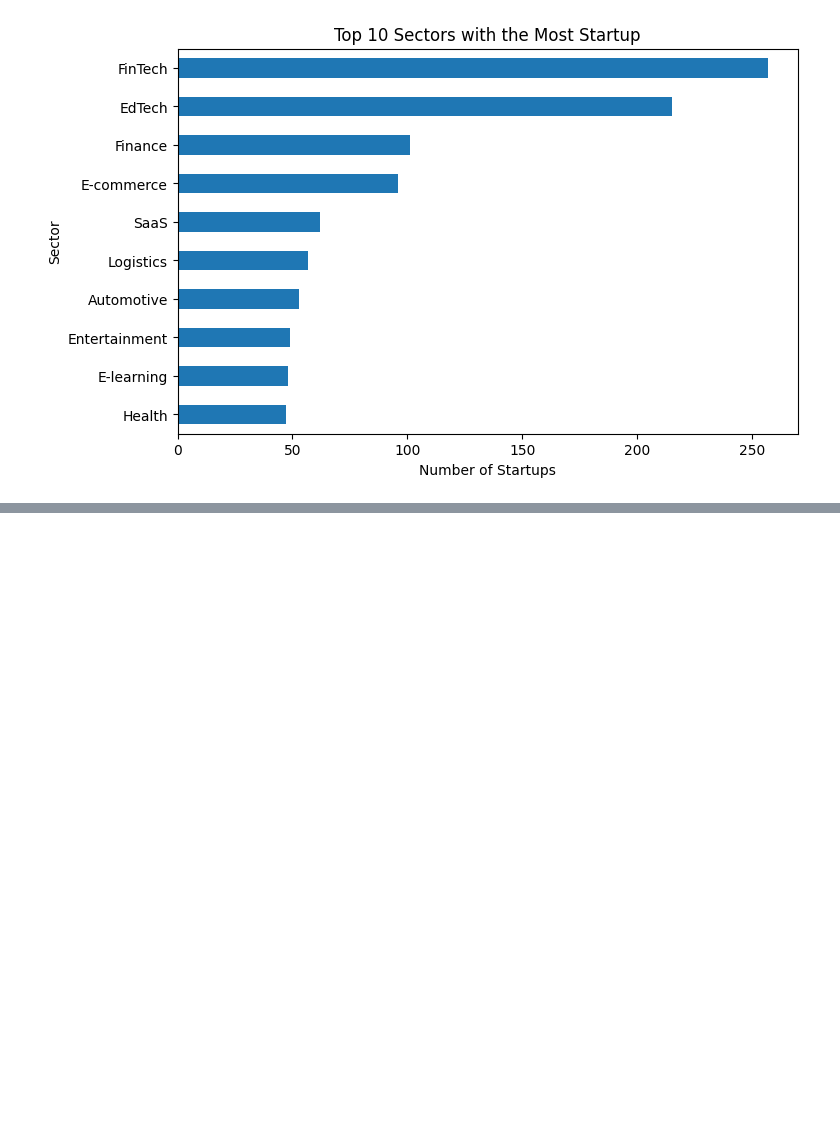
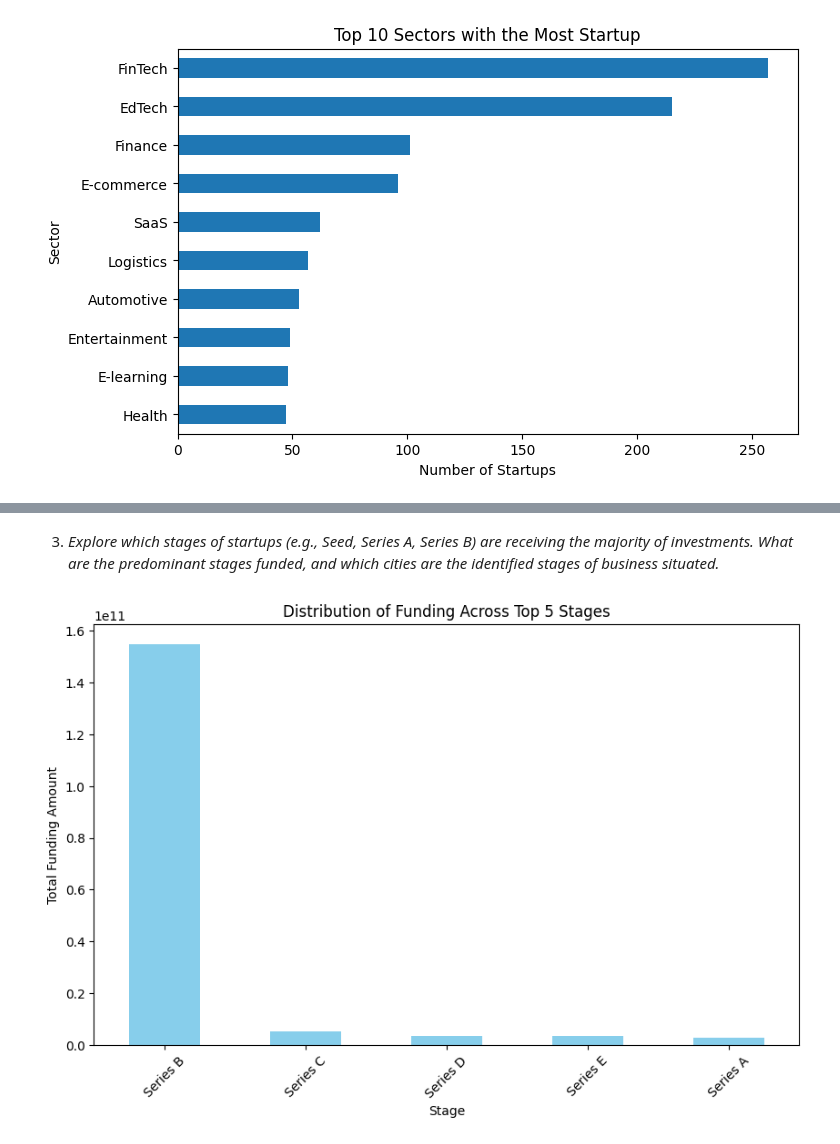
Before and after one commit to lizjelimo/LP1-2, a Jupyter notebook: notebooks/main.ipynb, the cells around one changed output, grey strips where cells are left out. Cells and saved outputs as stored; diff of their text form; code cells hidden in the pictures; blank space fills up the shorter version.

```diff
--- a/notebooks/main.ipynb
+++ b/notebooks/main.ipynb
@@ -738,0 +842,19 @@ plt.ylim(-10,80000000);
+# %% [markdown]
+3. *Explore which stages of startups (e.g., Seed, Series A, Series B) are receiving the majority of investments. What are the predominant stages funded, and which cities are the identified stages of business situated.*
+# %%
+# Group data by stage and calculate the sum of funding amount for each stage
+stage_funding = merged_data.groupby('Stage')['Amount'].sum()
+
+# Select the top 5 stages with the highest total funding amounts
+top_5_stages = stage_funding.nlargest(5)
+
+# Plotting
+plt.figure(figsize=(10, 6))
+top_5_stages.plot(kind='bar', color='skyblue')
+plt.title('Distribution of Funding Across Top 5 Stages')
+plt.xlabel('Stage')
+plt.ylabel('Total Funding Amount')
+plt.xticks(rotation=45)
+plt.show()
+# %% [output]
+[figure, added]
```
Also changed, not shown: parts of 29 cells of this notebook.
